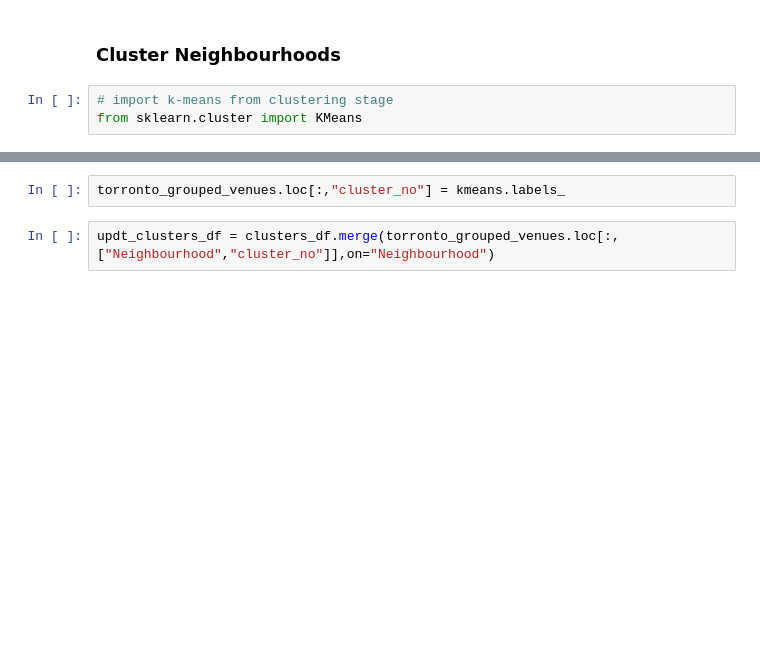
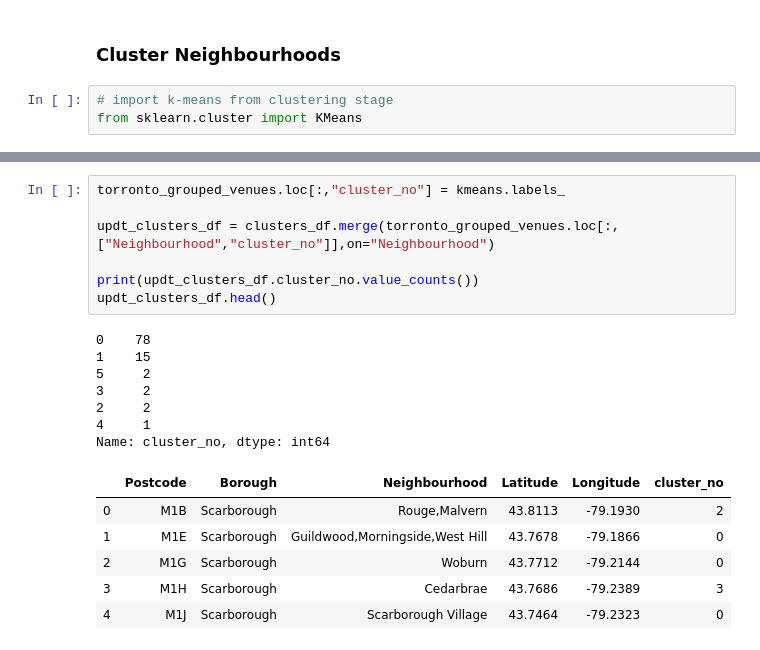
Before and after one commit to EagleDangar/IBM-Capstone-Project, a Jupyter notebook: the Battle of the neighborhoods.ipynb, the cells around one changed output, grey strips where cells are left out. Drawn from its saved outputs; the diff is of its cells as text; blank space fills up the shorter version.

```diff
--- a/the Battle of the neighborhoods.ipynb
+++ b/the Battle of the neighborhoods.ipynb
@@ -346,4 +347,21 @@ array([0, 2, 0, 2, 0, 0, 0, 0, 0, 0], dtype=int32)
-# %%
-torronto_grouped_venues.loc[:,"cluster_no"] = kmeans.labels_
 # %%
+torronto_grouped_venues.loc[:,"cluster_no"] = kmeans.labels_
+
 updt_clusters_df = clusters_df.merge(torronto_grouped_venues.loc[:,["Neighbourhood","cluster_no"]],on="Neighbourhood")
+
+print(updt_clusters_df.cluster_no.value_counts())
+updt_clusters_df.head()
+# %% [output]
+0    78
+1    15
+5     2
+3     2
+2     2
+4     1
+Name: cluster_no, dtype: int64
+|  | Postcode | Borough | Neighbourhood | Latitude | Longitude | cluster_no |
+| 0 | M1B | Scarborough | Rouge,Malvern | 43.8113 | -79.1930 | 2 |
+| 1 | M1E | Scarborough | Guildwood,Morningside,West Hill | 43.7678 | -79.1866 | 0 |
+| 2 | M1G | Scarborough | Woburn | 43.7712 | -79.2144 | 0 |
+| 3 | M1H | Scarborough | Cedarbrae | 43.7686 | -79.2389 | 3 |
+| 4 | M1J | Scarborough | Scarborough Village | 43.7464 | -79.2323 | 0 |
```
Also changed, not shown: parts of 7 cells of this notebook, 1 other file.
